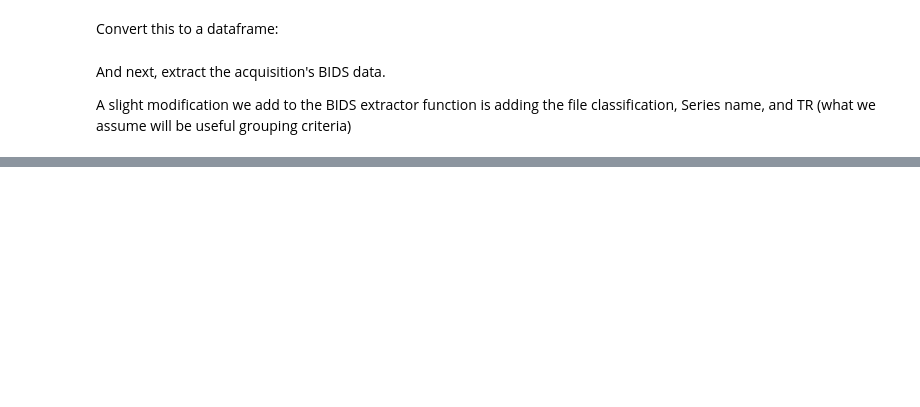
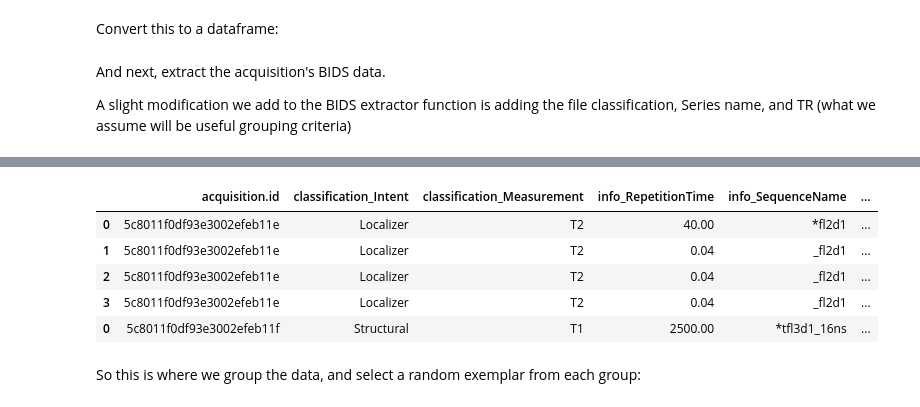
Before and after one commit to PennBBL/bids-on-flywheel, a Jupyter notebook: notebooks/Grouped Editing.ipynb, the cells around one changed output, grey strips where cells are left out. Cells and saved outputs as stored; diff of their text form; code cells hidden in the pictures; blank space fills up the shorter version.

```diff
--- a/notebooks/Grouped Editing.ipynb
+++ b/notebooks/Grouped Editing.ipynb
@@ -471,0 +133,2 @@ We can wrap up the above processes in two new modules: `grouped_query` and `ungr
+# %%
+groups_list = ['classification_Intent', 'classification_Measurement']
@@ -471,0 +137,22 @@ We can wrap up the above processes in two new modules: `grouped_query` and `ungr
+# %%
+bids_data2 = bids_data.copy()
+
+# figured out how to pipe pandas like R's "%>%". goddamn finally
+
+bids_data2['group_id'] = (bids_data
+                          # groupby and keep the columns as columns
+                          .groupby(groups_list, as_index=False)
+                          # index the groups
+                          .ngroup()
+                          .add(1))
+# %%
+bids_data2.head()
+# %% [output]
+|  | acquisition.id | classification_Intent | classification_Measurement | info_RepetitionTime | info_SequenceName | ... |
+| 0 | 5c8011f0df93e3002efeb11e | Localizer | T2 | 40.00 | *fl2d1 | ... |
+| 1 | 5c8011f0df93e3002efeb11e | Localizer | T2 | 0.04 | _fl2d1 | ... |
+| 2 | 5c8011f0df93e3002efeb11e | Localizer | T2 | 0.04 | _fl2d1 | ... |
+| 3 | 5c8011f0df93e3002efeb11e | Localizer | T2 | 0.04 | _fl2d1 | ... |
+| 0 | 5c8011f0df93e3002efeb11f | Structural | T1 | 2500.00 | *tfl3d1_16ns | ... |
+# %% [markdown]
+So this is where we group the data, and select a random exemplar from each group:
```
Also changed, not shown: parts of 58 cells of this notebook, 7 other files.
